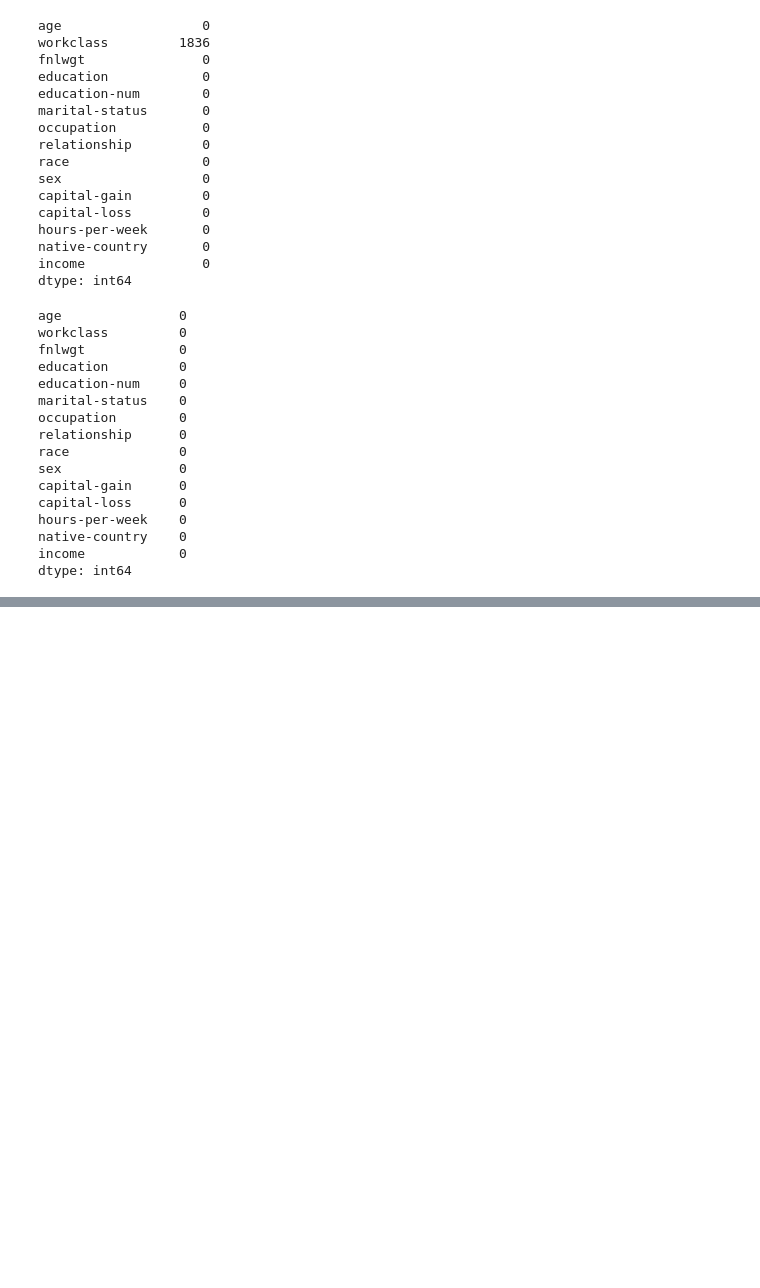
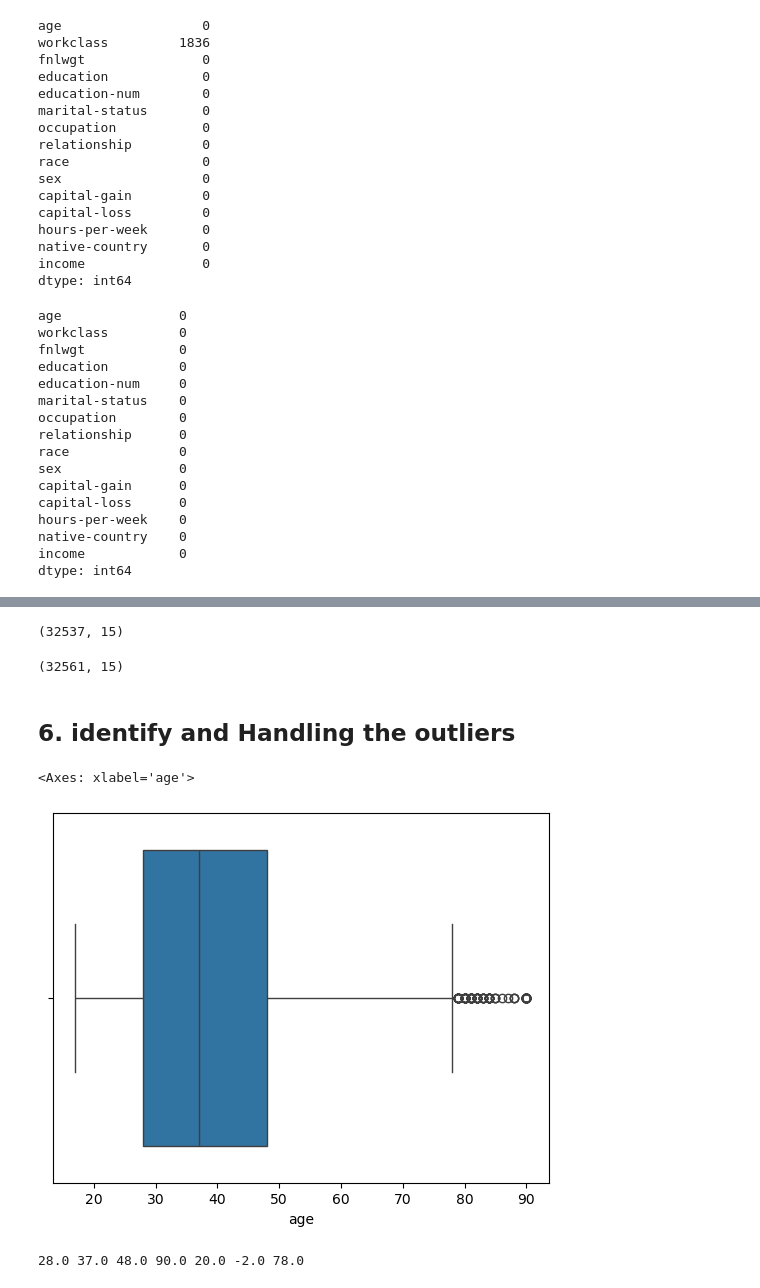
Before and after one commit to Shivacharan16/Data-Analytics-, a Jupyter notebook: EDA.ipynb, the cells around one changed output, grey strips where cells are left out. Cells and saved outputs as stored; diff of their text form; code cells hidden in the pictures; blank space fills up the shorter version.

```diff
--- a/EDA.ipynb
+++ b/EDA.ipynb
@@ -1008,0 +1039,13 @@ dtype: int64
+# %%
+# deleteing the duplicate records
+df2 = df.copy()
+df2.drop_duplicates(keep = "last" ,inplace = True)
+df2.shape
+# %% [output]
+(32537, 15)
+# %%
+df.shape
+# %% [output]
+(32561, 15)
+# %% [markdown]
+## 6. identify and Handling the outliers
@@ -1008,0 +1060,6 @@ dtype: int64
+# %%
+import seaborn as sns
+sns.boxplot(data = df,x = "age")
+# %% [output]
+<Axes: xlabel='age'>
+[figure, added]
@@ -1008,0 +1068,11 @@ dtype: int64
+# %%
+Q1 = df.age.quantile(.25)
+Q2 = df.age.quantile(.50)
+Q3 = df.age.quantile(.75)
+Q4 = df.age.quantile(1.0)
+IQR = Q3-Q1   # shows 50% of the data
+LB = Q1-1.5*IQR
+UB = Q3+1.5*IQR
+print(Q1,Q2,Q3,Q4,IQR,LB,UB)
+# %% [output]
+28.0 37.0 48.0 90.0 20.0 -2.0 78.0
```
Also changed, not shown: parts of 24 cells of this notebook.
